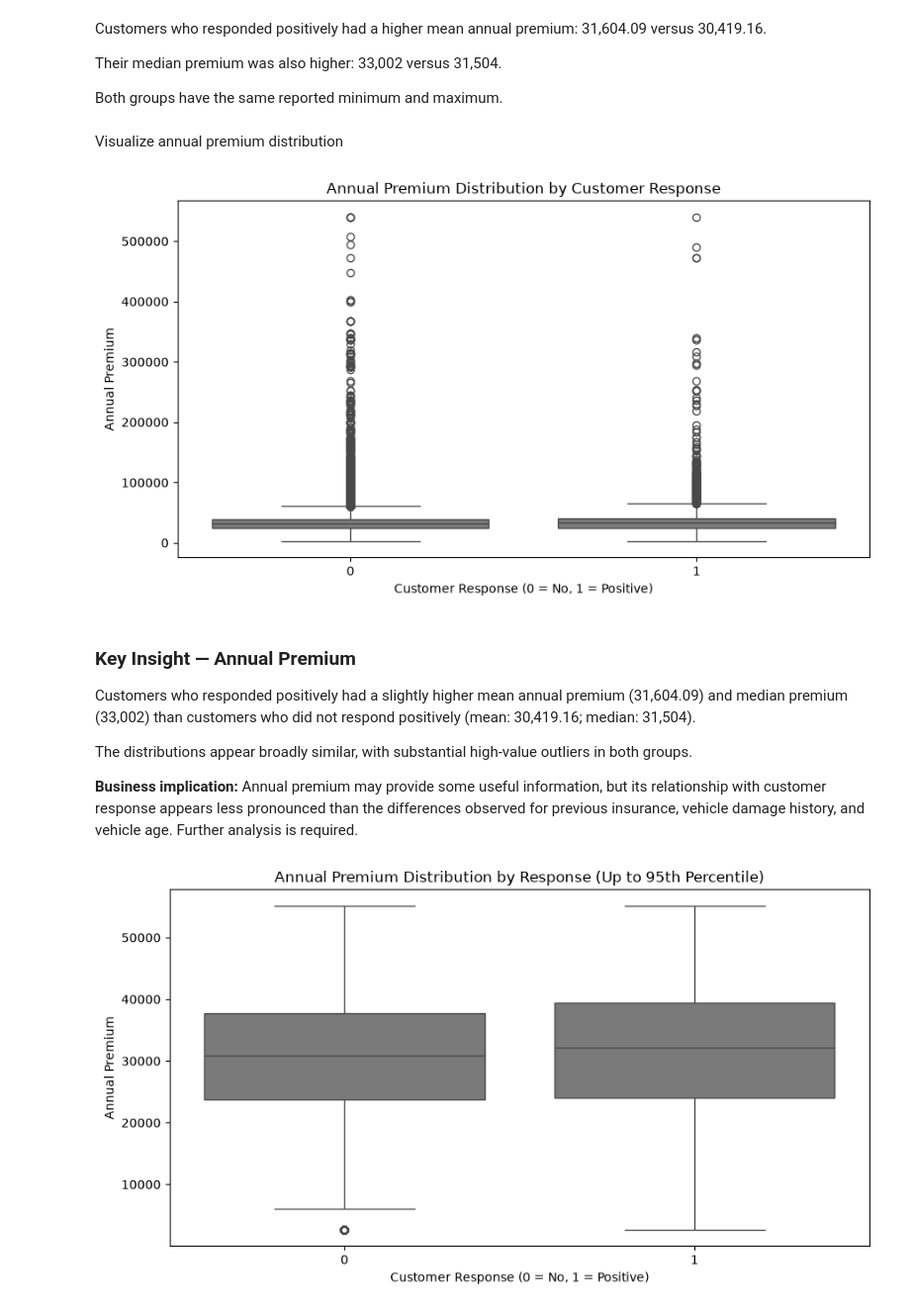
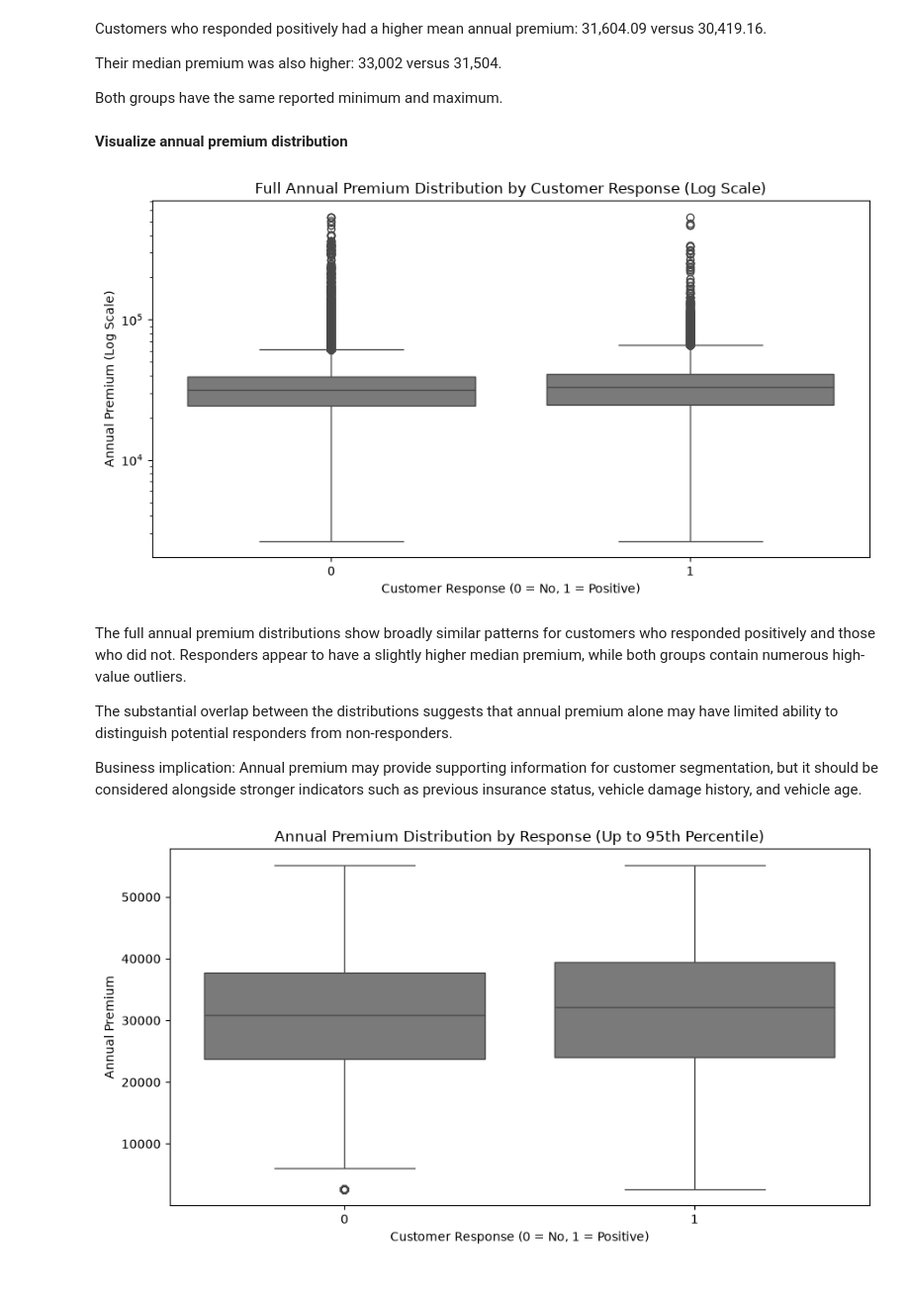
Before and after one commit to Poojithasony/vehicle-insurance-cross-sell-analysis, a Jupyter notebook: notebooks/01_business_understanding_and_eda.ipynb, the cells around one changed output. Shown at 99% size. Drawn from its saved outputs; the diff is of its cells as text; code cells hidden in the pictures; blank space fills up the shorter version.

Commit message:
Update notebook with latest analysis

```diff
--- a/notebooks/01_business_understanding_and_eda.ipynb
+++ b/notebooks/01_business_understanding_and_eda.ipynb
@@ -621,36 +529,34 @@ Their median premium was also higher: 33,002 versus 31,504.
 
 Both groups have the same reported minimum and maximum.
 # %% [markdown]
-Visualize annual premium distribution
+**Visualize annual premium distribution**
-# %%
-# Compare annual premium distributions by customer response
-
-plt.figure(figsize=(9, 5))
-
-sns.boxplot(
-    data=df,
-    x="Response",
-    y="Annual_Premium",
-    color="#7A7A7A"
-)
-
-plt.title("Annual Premium Distribution by Customer Response")
-plt.xlabel("Customer Response (0 = No, 1 = Positive)")
-plt.ylabel("Annual Premium")
-
-plt.tight_layout()
-plt.show()
-# %% [output]
-[figure, removed]
-# %% [markdown]
-
-### Key Insight — Annual Premium
-
-Customers who responded positively had a slightly higher mean annual premium (31,604.09) and median premium (33,002) than customers who did not respond positively (mean: 30,419.16; median: 31,504).
-
-The distributions appear broadly similar, with substantial high-value outliers in both groups.
-
-**Business implication:** Annual premium may provide some useful information, but its relationship with customer response appears less pronounced than the differences observed for previous insurance, vehicle damage history, and vehicle age. Further analysis is required.
+# %%
+# Compare the full annual premium distributions by customer response
+
+plt.figure(figsize=(9, 5))
+
+sns.boxplot(
+    data=df,
+    x="Response",
+    y="Annual_Premium",
+    color="#7A7A7A"
+)
+
+plt.yscale("log")
+plt.title("Full Annual Premium Distribution by Customer Response (Log Scale)")
+plt.xlabel("Customer Response (0 = No, 1 = Positive)")
+plt.ylabel("Annual Premium (Log Scale)")
+
+plt.tight_layout()
+plt.show()
+# %% [output]
+[figure, added]
+# %% [markdown]
+The full annual premium distributions show broadly similar patterns for customers who responded positively and those who did not. Responders appear to have a slightly higher median premium, while both groups contain numerous high-value outliers.
+
+The substantial overlap between the distributions suggests that annual premium alone may have limited ability to distinguish potential responders from non-responders.
+
+Business implication: Annual premium may provide supporting information for customer segmentation, but it should be considered alongside stronger indicators such as previous insurance status, vehicle damage history, and vehicle age.
 # %%
 # Calculate the 95th percentile for visualization
 premium_95th = df["Annual_Premium"].quantile(0.95)
```
Also changed, not shown: parts of 207 cells of this notebook.
